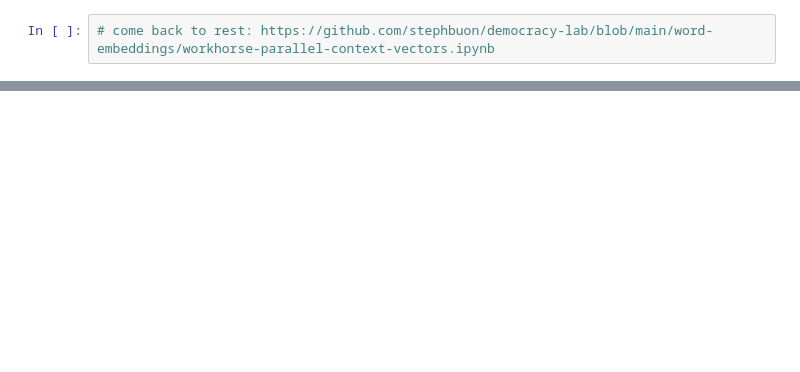
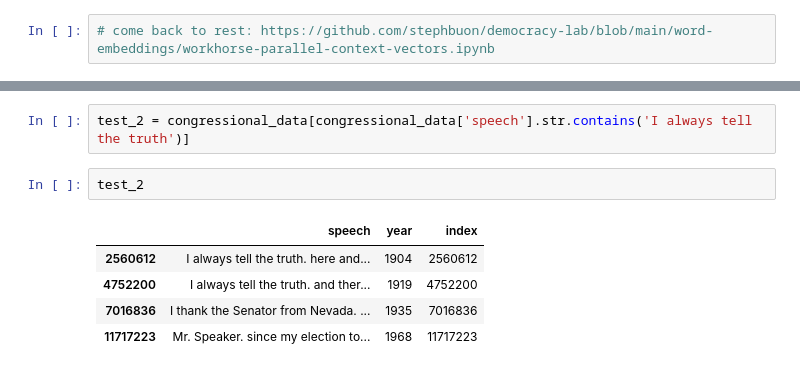
Before and after one commit to stephbuon/democracy-lab, a Jupyter notebook: word-embeddings/congressional_data_models.ipynb, the cells around one changed output, grey strips where cells are left out. Drawn from its saved outputs; the diff is of its cells as text; blank space fills up the shorter version.

```diff
--- a/word-embeddings/congressional_data_models.ipynb
+++ b/word-embeddings/congressional_data_models.ipynb
@@ -433,0 +523,10 @@ congress_model.wv.similar_by_vector(diff, topn = 40)
+# %%
+test_2 = congressional_data[congressional_data['speech'].str.contains('I always tell the truth')]
+# %%
+test_2
+# %% [output]
+|  | speech | year | index |
+| 2560612 | I always tell the truth. here and... | 1904 | 2560612 |
+| 4752200 | I always tell the truth. and ther... | 1919 | 4752200 |
+| 7016836 | I thank the Senator from Nevada. ... | 1935 | 7016836 |
+| 11717223 | Mr. Speaker. since my election to... | 1968 | 11717223 |
```
Also changed, not shown: parts of 29 cells of this notebook.
